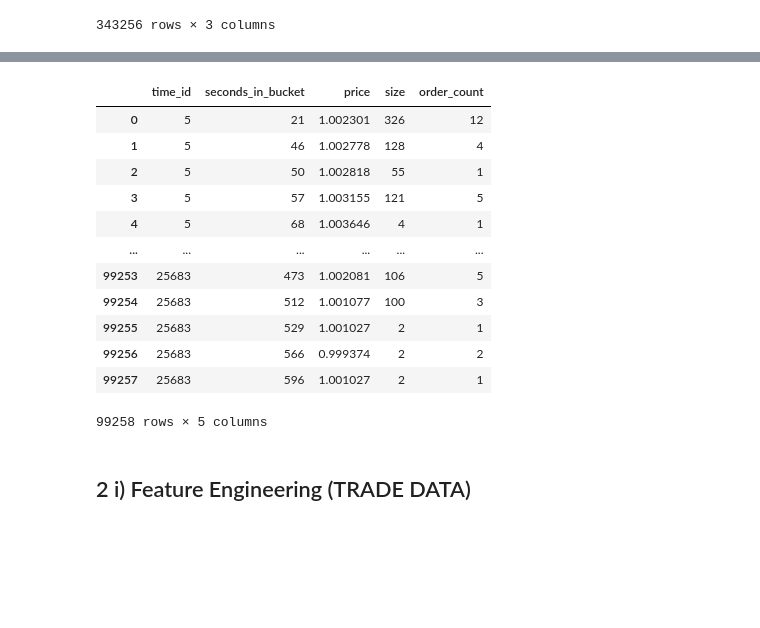
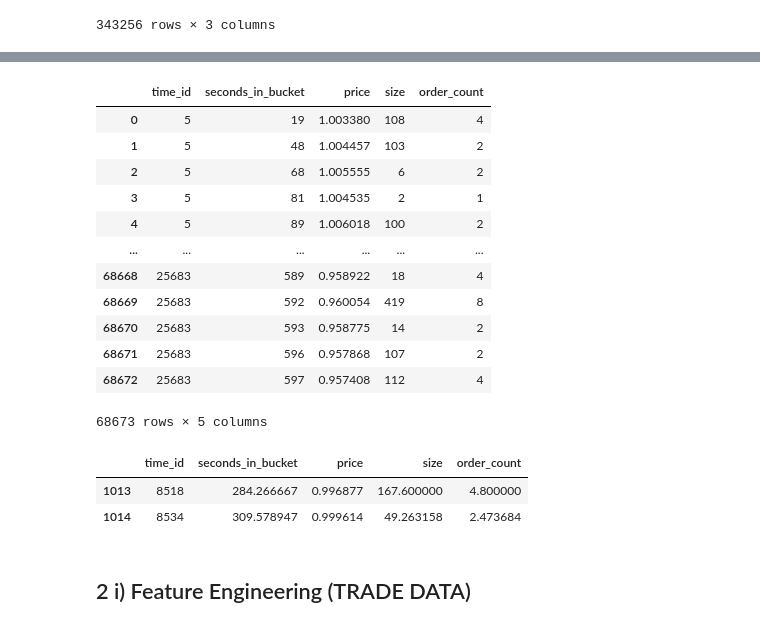
Before and after one commit to gilessssss/9417optivized, a Jupyter notebook: exploration.ipynb, the cells around one changed output, grey strips where cells are left out. Saved outputs shown, nothing was run; the diff lists cells and outputs as text; code cells hidden in the pictures; blank space fills up the shorter version.

```diff
--- a/exploration.ipynb
+++ b/exploration.ipynb
@@ -91,21 +106,26 @@ book_train_stock_id_0_t_id5 = book_train_stock_id_0[book_train_stock_id_0["time_
 # %%
-trade_train_stock_id_0 = pd.read_parquet("stock_trade_train/stock_0_train.parquet")
+trade_train_stock_id_0 = pd.read_parquet("stock_trade_train/stock_18_train.parquet")
+trade_train_stock_id_0
+# %% [output]
+|  | time_id | seconds_in_bucket | price | size | order_count |
+| 0 | 5 | 19 | 1.003380 | 108 | 4 |
+| 1 | 5 | 48 | 1.004457 | 103 | 2 |
+| 2 | 5 | 68 | 1.005555 | 6 | 2 |
+| 3 | 5 | 81 | 1.004535 | 2 | 1 |
+| 4 | 5 | 89 | 1.006018 | 100 | 2 |
+| ... | ... | ... | ... | ... | ... |
+| 68668 | 25683 | 589 | 0.958922 | 18 | 4 |
+| 68669 | 25683 | 592 | 0.960054 | 419 | 8 |
+| 68670 | 25683 | 593 | 0.958775 | 14 | 2 |
+| 68671 | 25683 | 596 | 0.957868 | 107 | 2 |
+| 68672 | 25683 | 597 | 0.957408 | 112 | 4 |
+68673 rows × 5 columns
-# %%
-trade_train_stock_id_0
-# %% [output]
-|  | time_id | seconds_in_bucket | price | size | order_count |
-| 0 | 5 | 21 | 1.002301 | 326 | 12 |
-| 1 | 5 | 46 | 1.002778 | 128 | 4 |
-| 2 | 5 | 50 | 1.002818 | 55 | 1 |
-| 3 | 5 | 57 | 1.003155 | 121 | 5 |
-| 4 | 5 | 68 | 1.003646 | 4 | 1 |
-| ... | ... | ... | ... | ... | ... |
-| 99253 | 25683 | 473 | 1.002081 | 106 | 5 |
-| 99254 | 25683 | 512 | 1.001077 | 100 | 3 |
-| 99255 | 25683 | 529 | 1.001027 | 2 | 1 |
-| 99256 | 25683 | 566 | 0.999374 | 2 | 2 |
-| 99257 | 25683 | 596 | 1.001027 | 2 | 1 |
-99258 rows × 5 columns
+# %%
+trade_train_stock_id_0.groupby(['time_id']).mean().reset_index().iloc[1013:1015,]
+# %% [output]
+|  | time_id | seconds_in_bucket | price | size | order_count |
+| 1013 | 8518 | 284.266667 | 0.996877 | 167.600000 | 4.800000 |
+| 1014 | 8534 | 309.578947 | 0.999614 | 49.263158 | 2.473684 |
 # %% [markdown]
 ## 2 i) Feature Engineering (TRADE DATA)
 # %%
```
Also changed, not shown: parts of 33 cells of this notebook, 1 other file.
